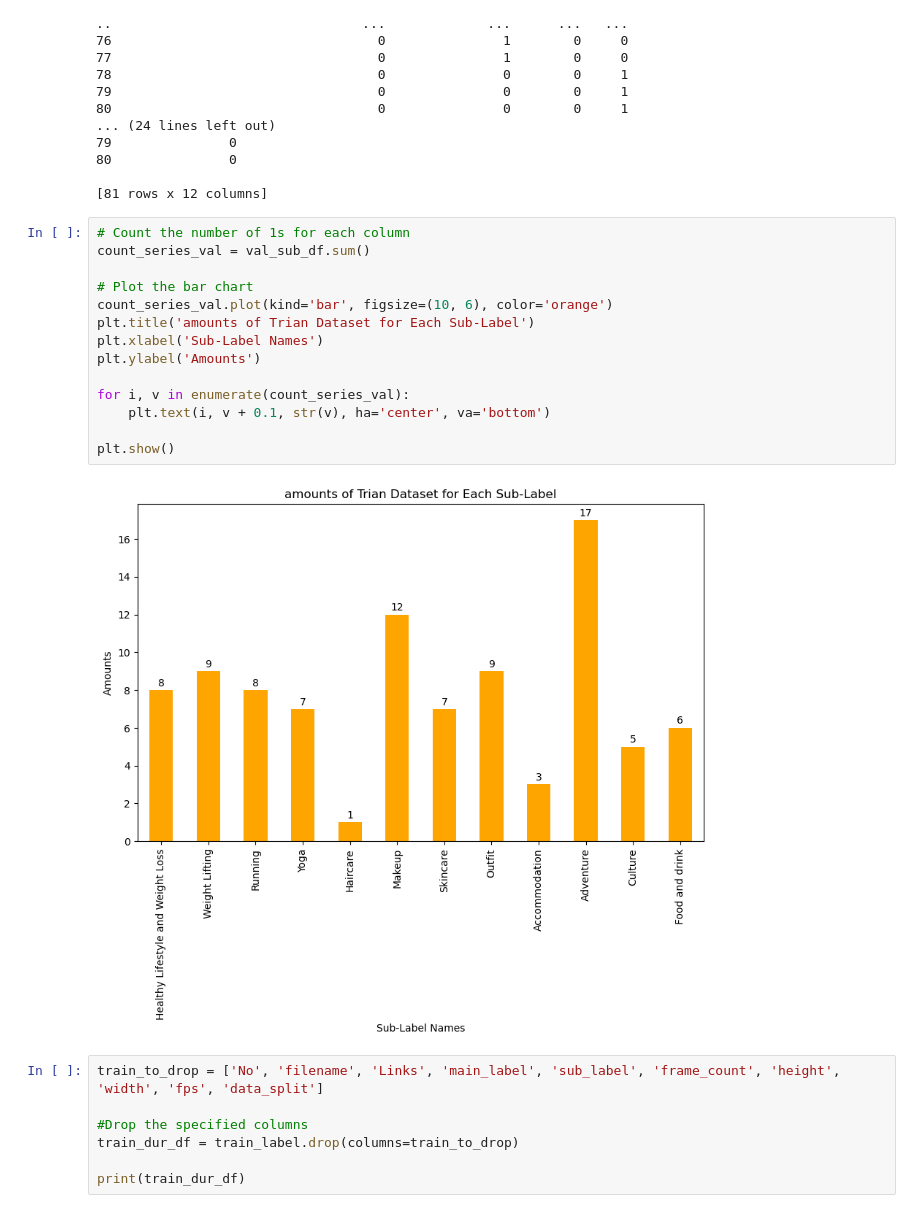
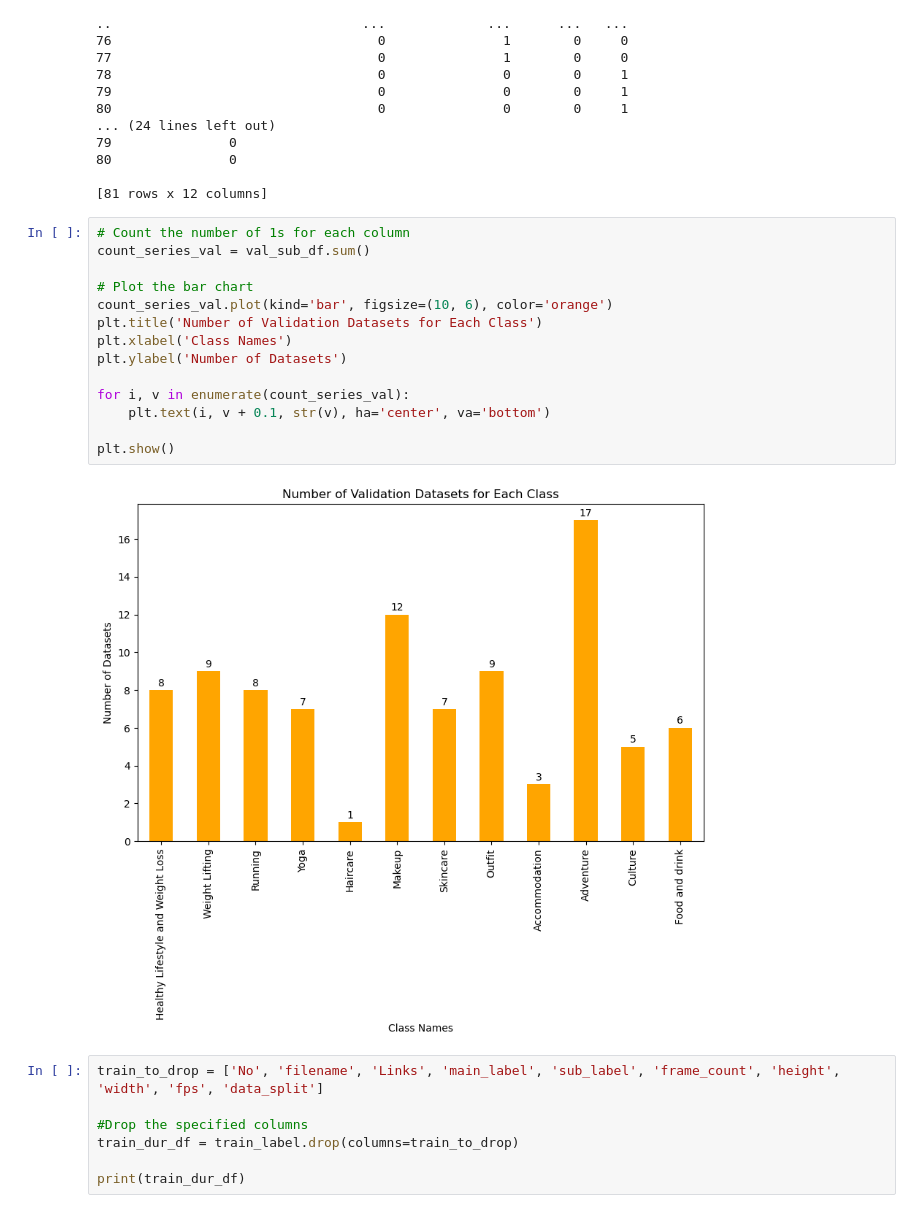
Before and after one commit to eatrabyo/multi_label_classification_on_tik_tok_videos, a Jupyter notebook: EDA.ipynb, the cells around one changed output. Saved outputs shown, nothing was run; the diff lists cells and outputs as text.

```diff
--- a/EDA.ipynb
+++ b/EDA.ipynb
@@ -702,19 +702,19 @@ print(val_sub_df)
 # %%
 # Count the number of 1s for each column
 count_series_val = val_sub_df.sum()
 
 # Plot the bar chart
 count_series_val.plot(kind='bar', figsize=(10, 6), color='orange')
-plt.title('amounts of Trian Dataset for Each Sub-Label')
-plt.xlabel('Sub-Label Names')
-plt.ylabel('Amounts')
+plt.title('Number of Validation Datasets for Each Class')
+plt.xlabel('Class Names')
+plt.ylabel('Number of Datasets')
 
 for i, v in enumerate(count_series_val):
     plt.text(i, v + 0.1, str(v), ha='center', va='bottom')
 
 plt.show()
 # %% [output]
-[figure, old version]
+[figure, new version]
 # %%
 train_to_drop = ['No', 'filename', 'Links', 'main_label', 'sub_label', 'frame_count', 'height', 'width', 'fps', 'data_split']
 
```
Also changed, not shown: parts of 18 cells of this notebook.
